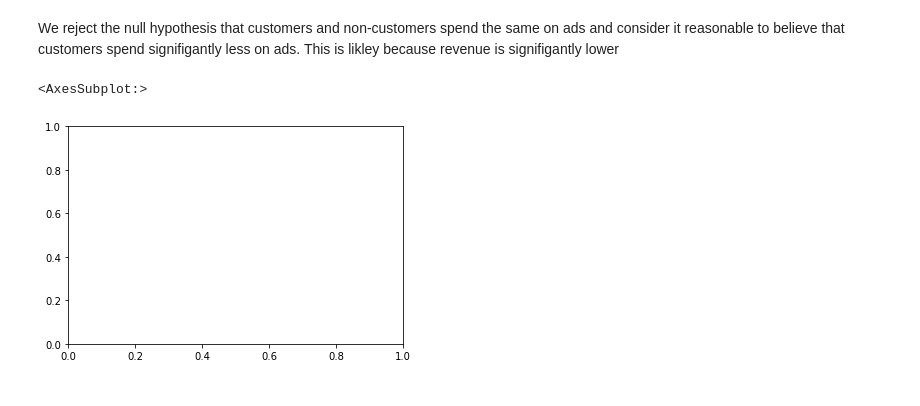
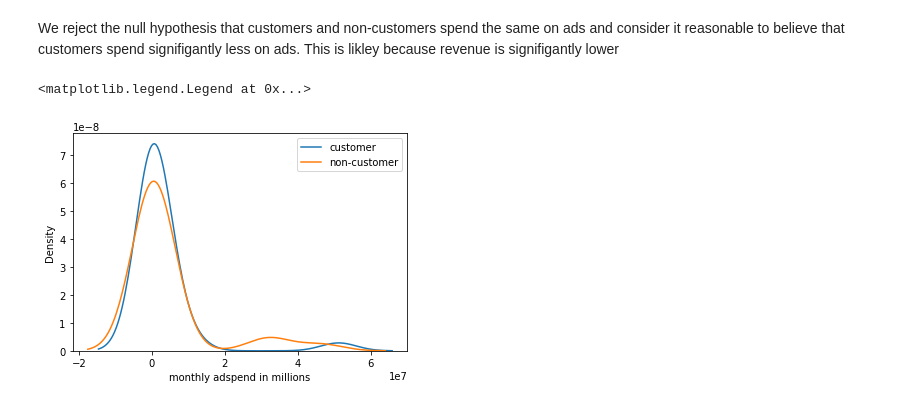
Before and after one commit to spe301/Sales-Scientist, a Jupyter notebook: EDA.ipynb, the cells around one changed output. Drawn from its saved outputs; the diff is of its cells as text; code cells hidden in the pictures.

```diff
--- a/EDA.ipynb
+++ b/EDA.ipynb
@@ -241,8 +257,11 @@ Power_divergenceResult(statistic=8289055242.980027, pvalue=0.0)
 2825405.103448276 4267292.310344827
 # %% [markdown]
 We reject the null hypothesis that customers and non-customers spend the same on ads and consider it reasonable to believe that customers spend signifigantly less on ads. This is likley because revenue is signifigantly lower
-# %%
-sns.kdeplot()
-# %% [output]
-<AxesSubplot:>
-[figure, removed]
+# %%
+sns.kdeplot(x=customers, label='customer')
+sns.kdeplot(x=non_customers, label='non-customer')
+plt.xlabel('monthly adspend in millions')
+plt.legend()
+# %% [output]
+<matplotlib.legend.Legend at 0x...>
+[figure, added]
```
Also changed, not shown: parts of 46 cells of this notebook.
